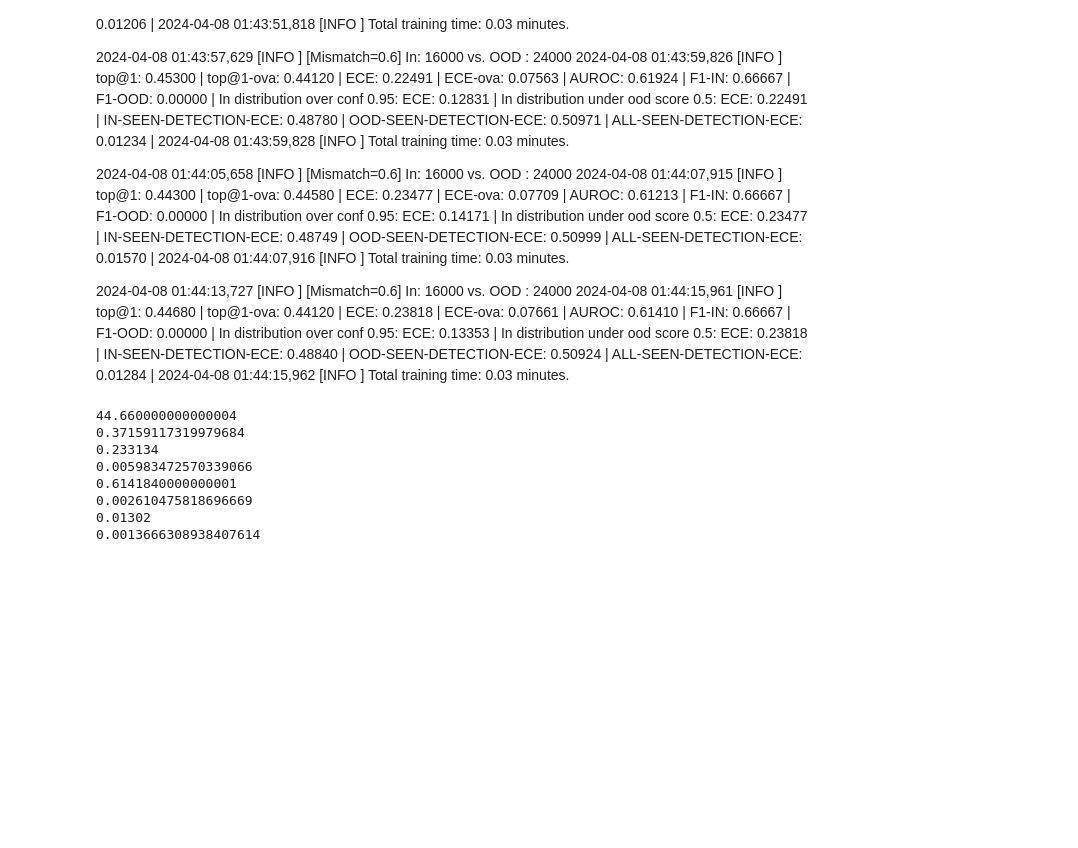
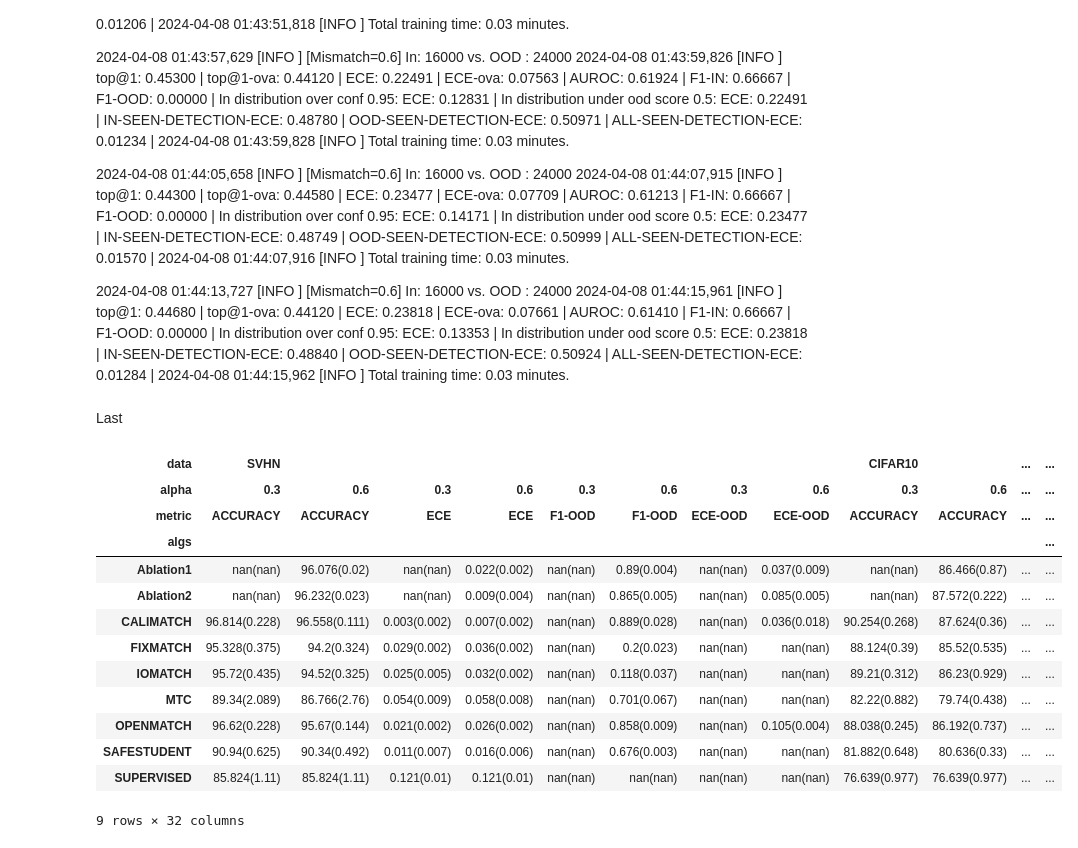
Before and after one commit to bogus215/SafeSSL-Calibration, a Jupyter notebook: jupyters/performance.ipynb, the cells around one changed output. Cells and saved outputs as stored; diff of their text form; code cells hidden in the pictures; blank space fills up the shorter version.

Commit message:
performance of total population

```diff
--- a/jupyters/performance.ipynb
+++ b/jupyters/performance.ipynb
@@ -1,12 +1,13 @@
 # %%
 PERFORMANCE = { "CIFAR10":{"SUPERVISED":{"SEED":[1,2,3,4,5,6,7,8,9,10],"ACCURACY":[75.28,77.30,77.43,75.23,78.22,76.58,76.62,77.43,76.87,75.43],"NLL": [3.928, 2.429, 3.448, 3.568, 3.420, 3.521, 4.065, 2.602, 2.658, 3.640],"ECE": [0.224,0.194, 0.204, 0.222, 0.195, 0.210, 0.215,0.197,0.201,0.221]},
+                           "MTC":{"SEED":[2,6,7,8,9],"ACCURACY":{"alpha=0.3":[82.7,83.5,82.3,80.9,81.7],"alpha=0.6":[80,79.48,79.40,80.48,79.34]},"NLL": {"alpha=0.3":[],"alpha=0.6":[]},"ECE": {"alpha=0.3":[],"alpha=0.6":[]}},
                            "FIXMATCH":{"SEED":[2,6,7,8,9],"ACCURACY":{"alpha=0.3":[88.47,87.98,87.42,88.37,88.38], "alpha=0.6":[85.98,84.52,85.52,85.98,85.60]},"NLL":{"alpha=0.3":[0.863,0.954,1.048,0.887,0.970],"alpha=0.6":[1.203,1.318,1.107,1.032,1.104]},"ECE":{"alpha=0.3":[0.092,0.099,0.104,0.096,0.095],"alpha=0.6":[0.114,0.130,0.115,0.110,0.113]}},
+                           "OPENMATCH":{"SEED":[2,6,7,8,9], "ACCURACY":{"alpha=0.3":[88.35,88.25,88.07,87.72,87.80],"alpha=0.6":[86.25,86.82,84.77,86.67,86.45]},"NLL":{"alpha=0.3":[1.048,0.948,1.119,0.784,0.898],"alpha=0.6":[1.264,1.071,1.355,1.264,1.362]},"ECE":{"alpha=0.3":[0.096,0.098,0.099,0.091,0.095],"alpha=0.6":[0.113,0.107,0.127,0.112,0.114]}},
                            "CALIMATCH":{"SEED": [2,6,7,8,9],"ACCURACY": {"alpha=0.3":[90.10,89.55,89.07,89.87,89.88], "alpha=0.6":[87.90,87.18,86.98,86.95,87.40]},"NLL": {"alpha=0.3":[0.335,0.346,0.378,0.344,0.332], "alpha=0.6":[0.404,0.437,0.439,0.423,0.439]},"ECE": {"alpha=0.3":[0.028,0.024,0.038,0.037,0.028], "alpha=0.6":[0.040,0.048,0.034,0.037,0.049]}},
                            "IOMATCH":{"SEED":[2,6,7,8,9],"ACCURACY":{"alpha=0.3":[89.69,89.19,88.79,88.99,89.39],"alpha=0.6":[85.89,85.09,85.89,87.89,86.39]},
                                       "NLL":{"alpha=0.3":[0.779,0.694,0.879,0.627,0.677],"alpha=0.6":[0.931,1.166,1.038,0.917,0.837]},
                                       "ECE":{"alpha=0.3":[0.083,0.082,0.090,0.082,0.079],"alpha=0.6":[0.108,0.121,0.112,0.095,0.101]}},
                            "ABLATION1":{"SEED":[2,6,7,8,9], "ACCURACY":{"alpha=0.3":[90.27,90.28,90.62,90.82,90.53],"alpha=0.6":[87.13,85.85,85.55,88.15,87.30]},"NLL":{"alpha=0.3":[0.337,0.332,0.341,0.314,0.329],"alpha=0.6":[0.439,0.474,0.481,0.408,0.454]}, "ECE":{"alpha=0.3":[0.029,0.035,0.038,0.026,0.041],"alpha=0.6":[0.039,0.054,0.052,0.036,0.057]}},
-                           "OPENMATCH":{"SEED":[2,6,7,8,9], "ACCURACY":{"alpha=0.3":[88.35,88.25,88.07,87.72,87.80],"alpha=0.6":[86.25,86.82,84.77,86.67,86.45]},"NLL":{"alpha=0.3":[1.048,0.948,1.119,0.784,0.898],"alpha=0.6":[1.264,1.071,1.355,1.264,1.362]},"ECE":{"alpha=0.3":[0.096,0.098,0.099,0.091,0.095],"alpha=0.6":[0.113,0.107,0.127,0.112,0.114]}},
                            "OPENMATCH-w/o-ood":{"SEED":[2,6,7], "ACCURACY":{"alpha=0.3":[89.13,87.1,86.6],"alpha=0.6":[85.7,84.67,84.57]},"NLL":{"alpha=0.3":[0.938,0.740,0.980],"alpha=0.6":[1.084,1.117,1.198]},"ECE":{"alpha=0.3":[0.087,0.093,0.106],"alpha=0.6":[0.111,0.119,0.125]}},
                            "OPENMATCH-w/o-wrong.id":{"SEED":[2,6,7], "ACCURACY":{"alpha=0.3":[],"alpha=0.6":[]},"NLL":{"alpha=0.3":[],"alpha=0.6":[]},"ECE":{"alpha=0.3":[],"alpha=0.6":[]}},
 
@@ -688,30 +689,5 @@ print(second_ece.std())
 2024-04-08 01:44:13,727 [INFO ] [Mismatch=0.6] In: 16000 vs. OOD : 24000
 2024-04-08 01:44:15,961 [INFO ]  top@1: 0.44680 | top@1-ova: 0.44120 | ECE: 0.23818 | ECE-ova: 0.07661 | AUROC: 0.61410 | F1-IN: 0.66667 | F1-OOD: 0.00000 | In distribution over conf 0.95: ECE: 0.13353 | In distribution under ood score 0.5: ECE: 0.23818 | IN-SEEN-DETECTION-ECE: 0.48840 | OOD-SEEN-DETECTION-ECE: 0.50924 | ALL-SEEN-DETECTION-ECE: 0.01284 |
 2024-04-08 01:44:15,962 [INFO ] Total training time: 0.03 minutes.
-# %%
-import numpy as np
-
-acc=np.array([0.44740,0.45300,0.44300,0.44680,0.4428])*1e2
-print(acc.mean())
-print(acc.std())
-
-ece=np.array([0.22750,0.22491,0.23477,0.23818,0.24031])
-print(ece.mean())
-print(ece.std())
-
-auroc=np.array([0.61284,0.61924,0.61213,0.61410,0.61261])
-print(auroc.mean())
-print(auroc.std())
-
-second_ece=np.array([0.01206,0.01234,0.01570,0.01284,0.01216])
-print(second_ece.mean())
-print(second_ece.std())
-# %% [output]
-44.660000000000004
-0.37159117319979684
-0.233134
-0.005983472570339066
-0.6141840000000001
-0.002610475818696669
-0.01302
-0.0013666308938407614
+# %% [markdown]
+Last
@@ -717,0 +747,33 @@ print(second_ece.std())
+# %%
+import numpy, pandas
+pandas.DataFrame()
+results = {"data":[],"metric":[],"alpha":[],"algs":[],"value":[]}
+for data in ["SVHN","CIFAR10",'CIFAR100','TINY']:
+    for metric in ['ACCURACY','ECE','F1-OOD','ECE-OOD']:
+        for alpha in [0.3, 0.6]:
+            for algs in ["SUPERVISED", "MTC", "FIXMATCH", "OPENMATCH", "SAFESTUDENT", "IOMATCH", "CALIMATCH","Ablation1","Ablation2"]:
+                value = str(numpy.mean(PERFORMANCE[data][algs][metric][f"alpha={alpha}"]).round(3)) + "(" + str(numpy.std(PERFORMANCE[data][algs][metric][f"alpha={alpha}"]).round(3)) + ")"
+
+                results["data"].append(data)
+                results["metric"].append(metric)
+                results["alpha"].append(alpha)
+                results["value"].append(value)
+                results["algs"].append(algs)
+
+results = pandas.DataFrame(results)
+pandas.pivot(results, columns=['data','alpha','metric'], values='value', index='algs')
+# %% [output]
+| data | SVHN |  |  |  |  |  |  |  | CIFAR10 |  | ... | ... |
+| alpha | 0.3 | 0.6 | 0.3 | 0.6 | 0.3 | 0.6 | 0.3 | 0.6 | 0.3 | 0.6 | ... | ... |
+| metric | ACCURACY | ACCURACY | ECE | ECE | F1-OOD | F1-OOD | ECE-OOD | ECE-OOD | ACCURACY | ACCURACY | ... | ... |
+| algs |  |  |  |  |  |  |  |  |  |  |  | ... |
+| Ablation1 | nan(nan) | 96.076(0.02) | nan(nan) | 0.022(0.002) | nan(nan) | 0.89(0.004) | nan(nan) | 0.037(0.009) | nan(nan) | 86.466(0.87) | ... | ... |
+| Ablation2 | nan(nan) | 96.232(0.023) | nan(nan) | 0.009(0.004) | nan(nan) | 0.865(0.005) | nan(nan) | 0.085(0.005) | nan(nan) | 87.572(0.222) | ... | ... |
+| CALIMATCH | 96.814(0.228) | 96.558(0.111) | 0.003(0.002) | 0.007(0.002) | nan(nan) | 0.889(0.028) | nan(nan) | 0.036(0.018) | 90.254(0.268) | 87.624(0.36) | ... | ... |
+| FIXMATCH | 95.328(0.375) | 94.2(0.324) | 0.029(0.002) | 0.036(0.002) | nan(nan) | 0.2(0.023) | nan(nan) | nan(nan) | 88.124(0.39) | 85.52(0.535) | ... | ... |
+| IOMATCH | 95.72(0.435) | 94.52(0.325) | 0.025(0.005) | 0.032(0.002) | nan(nan) | 0.118(0.037) | nan(nan) | nan(nan) | 89.21(0.312) | 86.23(0.929) | ... | ... |
+| MTC | 89.34(2.089) | 86.766(2.76) | 0.054(0.009) | 0.058(0.008) | nan(nan) | 0.701(0.067) | nan(nan) | nan(nan) | 82.22(0.882) | 79.74(0.438) | ... | ... |
+| OPENMATCH | 96.62(0.228) | 95.67(0.144) | 0.021(0.002) | 0.026(0.002) | nan(nan) | 0.858(0.009) | nan(nan) | 0.105(0.004) | 88.038(0.245) | 86.192(0.737) | ... | ... |
+| SAFESTUDENT | 90.94(0.625) | 90.34(0.492) | 0.011(0.007) | 0.016(0.006) | nan(nan) | 0.676(0.003) | nan(nan) | nan(nan) | 81.882(0.648) | 80.636(0.33) | ... | ... |
+| SUPERVISED | 85.824(1.11) | 85.824(1.11) | 0.121(0.01) | 0.121(0.01) | nan(nan) | nan(nan) | nan(nan) | nan(nan) | 76.639(0.977) | 76.639(0.977) | ... | ... |
+9 rows × 32 columns
```
Also changed, not shown: parts of 1 cell of this notebook.
